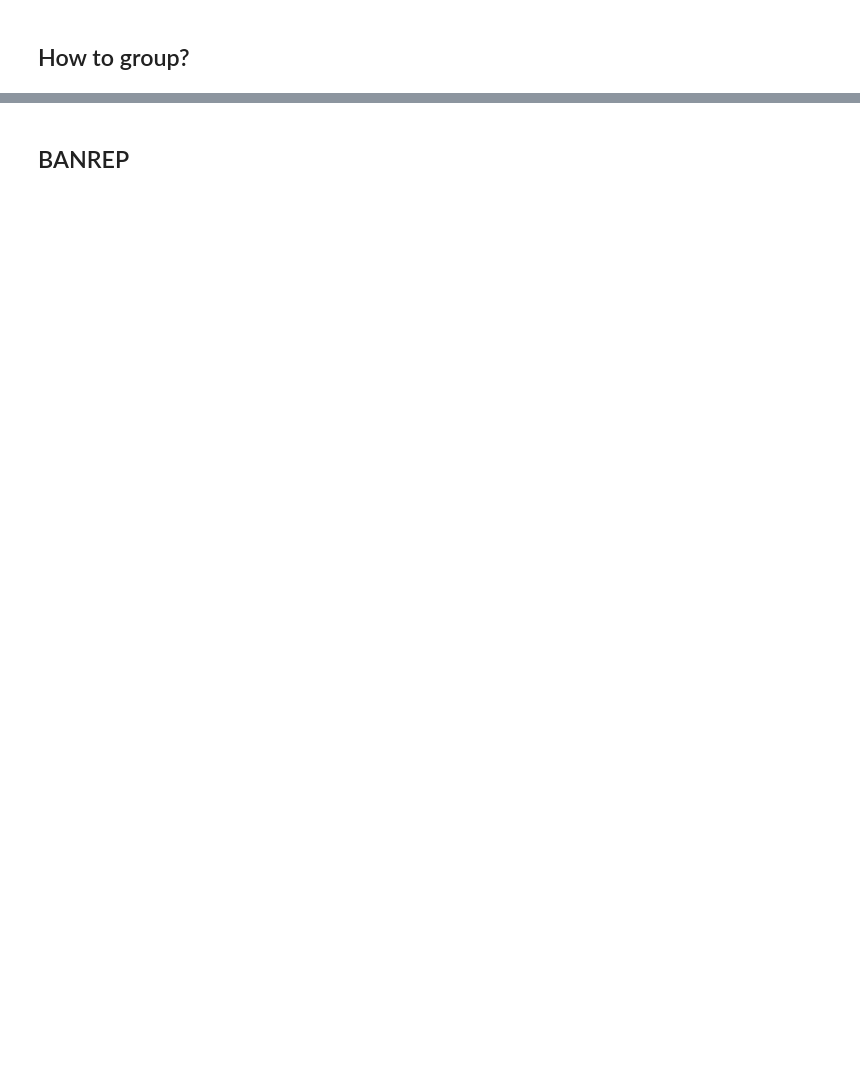
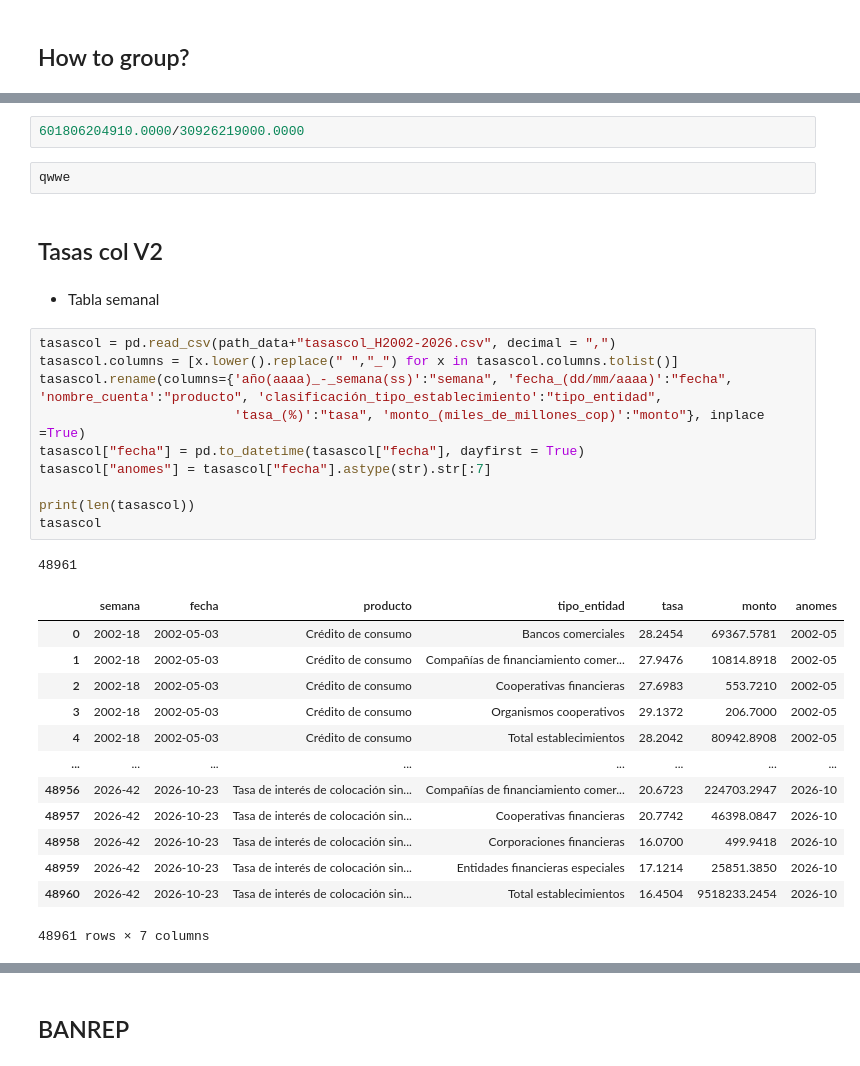
Before and after one commit to josebrx99/python, a Jupyter notebook: rates_degree_work/mdt.ipynb, the cells around one changed output, grey strips where cells are left out. Cells and saved outputs as stored; diff of their text form; blank space fills up the shorter version.

```diff
--- a/rates_degree_work/mdt.ipynb
+++ b/rates_degree_work/mdt.ipynb
@@ -211,0 +160,33 @@ tasascap
+# %%
+601806204910.0000/30926219000.0000
+# %%
+qwwe
+# %% [markdown]
+## Tasas col V2
+# %% [markdown]
+- Tabla semanal
+# %%
+tasascol = pd.read_csv(path_data+"tasascol_H2002-2026.csv", decimal = ",")
+tasascol.columns = [x.lower().replace(" ","_") for x in tasascol.columns.tolist()]
+tasascol.rename(columns={'año(aaaa)_-_semana(ss)':"semana", 'fecha_(dd/mm/aaaa)':"fecha", 'nombre_cuenta':"producto", 'clasificación_tipo_establecimiento':"tipo_entidad",
+                         'tasa_(%)':"tasa", 'monto_(miles_de_millones_cop)':"monto"}, inplace =True)
+tasascol["fecha"] = pd.to_datetime(tasascol["fecha"], dayfirst = True)
+tasascol["anomes"] = tasascol["fecha"].astype(str).str[:7]
+
+print(len(tasascol))
+tasascol
+# %% [output]
+48961
+|  | semana | fecha | producto | tipo_entidad | tasa | monto | anomes |
+| 0 | 2002-18 | 2002-05-03 | Crédito de consumo | Bancos comerciales | 28.2454 | 69367.5781 | 2002-05 |
+| 1 | 2002-18 | 2002-05-03 | Crédito de consumo | Compañías de financiamiento comer... | 27.9476 | 10814.8918 | 2002-05 |
+| 2 | 2002-18 | 2002-05-03 | Crédito de consumo | Cooperativas financieras | 27.6983 | 553.7210 | 2002-05 |
+| 3 | 2002-18 | 2002-05-03 | Crédito de consumo | Organismos cooperativos | 29.1372 | 206.7000 | 2002-05 |
+| 4 | 2002-18 | 2002-05-03 | Crédito de consumo | Total establecimientos | 28.2042 | 80942.8908 | 2002-05 |
+| ... | ... | ... | ... | ... | ... | ... | ... |
+| 48956 | 2026-42 | 2026-10-23 | Tasa de interés de colocación sin... | Compañías de financiamiento comer... | 20.6723 | 224703.2947 | 2026-10 |
+| 48957 | 2026-42 | 2026-10-23 | Tasa de interés de colocación sin... | Cooperativas financieras | 20.7742 | 46398.0847 | 2026-10 |
+| 48958 | 2026-42 | 2026-10-23 | Tasa de interés de colocación sin... | Corporaciones financieras | 16.0700 | 499.9418 | 2026-10 |
+| 48959 | 2026-42 | 2026-10-23 | Tasa de interés de colocación sin... | Entidades financieras especiales | 17.1214 | 25851.3850 | 2026-10 |
+| 48960 | 2026-42 | 2026-10-23 | Tasa de interés de colocación sin... | Total establecimientos | 16.4504 | 9518233.2454 | 2026-10 |
+48961 rows × 7 columns
```
Also changed, not shown: parts of 32 cells of this notebook.
